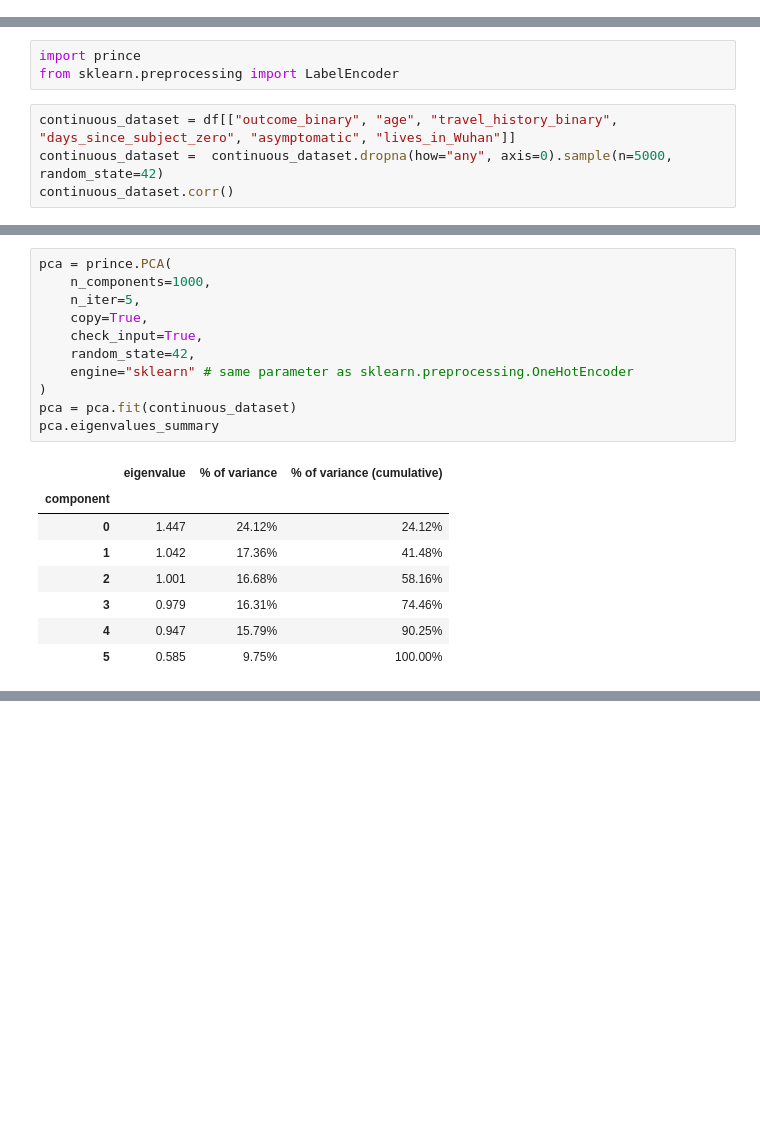
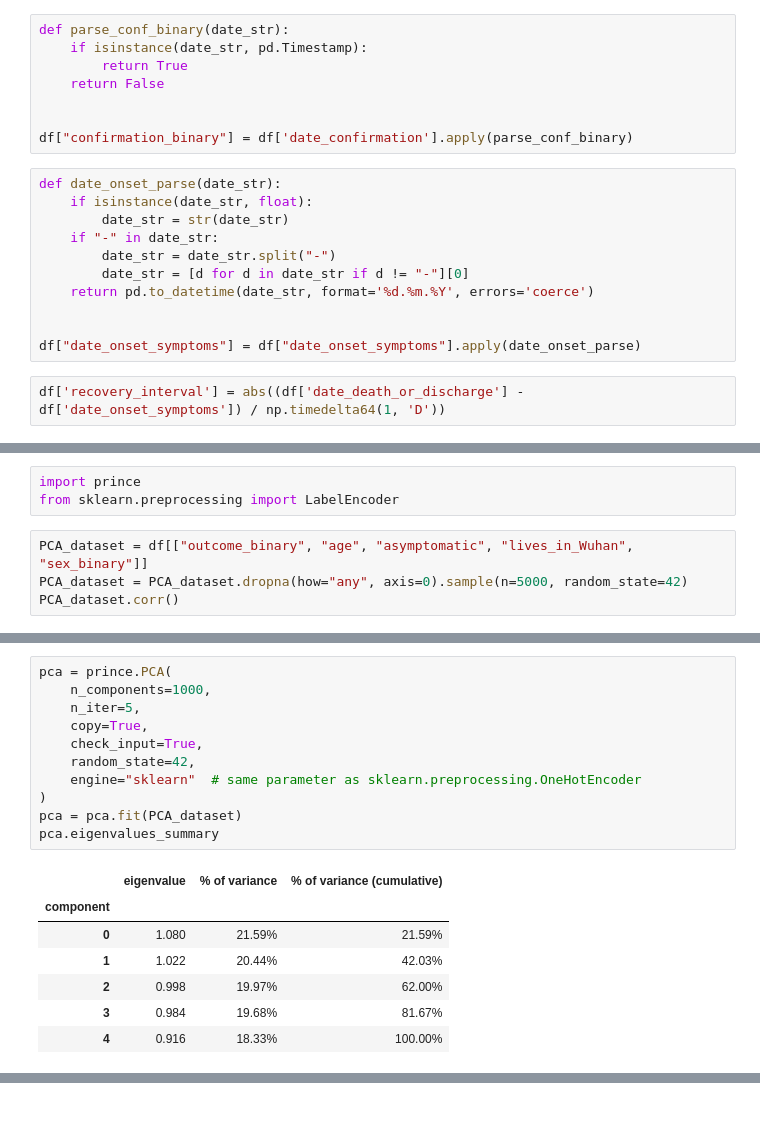
Before and after one commit to OrionVi1998/ai_project, a Jupyter notebook: Version2.ipynb, the cells around one changed output, grey strips where cells are left out. Cells and saved outputs as stored; diff of their text form; blank space fills up the shorter version.

```diff
--- a/Version2.ipynb
+++ b/Version2.ipynb
@@ -219,3 +238,24 @@ df['days_since_subject_zero'] = df["date_confirmation"].apply(lambda d: (d - dat
+# %%
+def parse_conf_binary(date_str):
+    if isinstance(date_str, pd.Timestamp):
+        return True
+    return False
+
+
+df["confirmation_binary"] = df['date_confirmation'].apply(parse_conf_binary)
+# %%
+def date_onset_parse(date_str):
+    if isinstance(date_str, float):
+        date_str = str(date_str)
+    if "-" in date_str:
+        date_str = date_str.split("-")
+        date_str = [d for d in date_str if d != "-"][0]
+    return pd.to_datetime(date_str, format='%d.%m.%Y', errors='coerce')
+
+
+df["date_onset_symptoms"] = df["date_onset_symptoms"].apply(date_onset_parse)
+# %%
+df['recovery_interval'] = abs((df['date_death_or_discharge'] - df['date_onset_symptoms']) / np.timedelta64(1, 'D'))
 # %%
 df["outcome_binary"] = df['outcome'].apply(lambda x: 0 if x not in ["recovered", "hospitalized"] else 1)
 # %%
@@ -303,7 +358,7 @@ Here we will use MCA instead of PCA in order to produce visualizations for discr
 import prince
 from sklearn.preprocessing import LabelEncoder
 # %%
-continuous_dataset = df[["outcome_binary", "age", "travel_history_binary", "days_since_subject_zero", "asymptomatic", "lives_in_Wuhan"]]
-continuous_dataset =  continuous_dataset.dropna(how="any", axis=0).sample(n=5000, random_state=42)
-continuous_dataset.corr()
+PCA_dataset = df[["outcome_binary", "age", "asymptomatic", "lives_in_Wuhan", "sex_binary"]]
+PCA_dataset = PCA_dataset.dropna(how="any", axis=0).sample(n=5000, random_state=42)
+PCA_dataset.corr()
 # %% [output]
@@ -333,22 +386,21 @@ memory usage: 170.9 KB
 # %%
 pca = prince.PCA(
     n_components=1000,
     n_iter=5,
     copy=True,
     check_input=True,
     random_state=42,
-    engine="sklearn" # same parameter as sklearn.preprocessing.OneHotEncoder
+    engine="sklearn"  # same parameter as sklearn.preprocessing.OneHotEncoder
 )
-pca = pca.fit(continuous_dataset)
+pca = pca.fit(PCA_dataset)
 pca.eigenvalues_summary
 # %% [output]
 |  | eigenvalue | % of variance | % of variance (cumulative) |
 | component |  |  |  |
-| 0 | 1.447 | 24.12% | 24.12% |
-| 1 | 1.042 | 17.36% | 41.48% |
-| 2 | 1.001 | 16.68% | 58.16% |
-| 3 | 0.979 | 16.31% | 74.46% |
-| 4 | 0.947 | 15.79% | 90.25% |
-| 5 | 0.585 | 9.75% | 100.00% |
+| 0 | 1.080 | 21.59% | 21.59% |
+| 1 | 1.022 | 20.44% | 42.03% |
+| 2 | 0.998 | 19.97% | 62.00% |
+| 3 | 0.984 | 19.68% | 81.67% |
+| 4 | 0.916 | 18.33% | 100.00% |
 # %%
 pca.plot(
```
Also changed, not shown: parts of 30 cells of this notebook.
